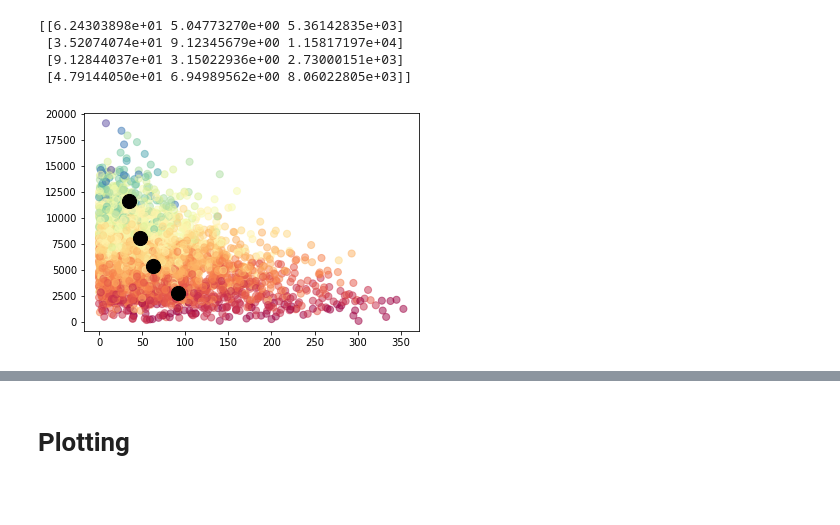
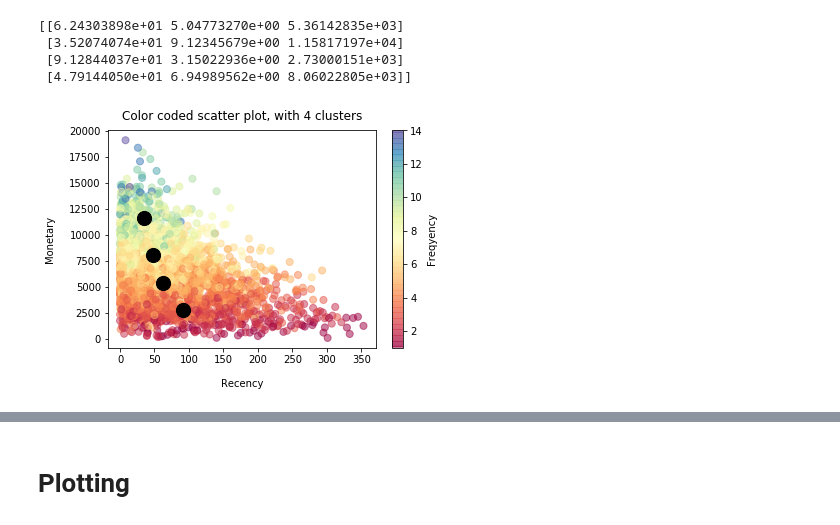
Before and after one commit to drmonikabalint/KPMG-virtual-internship, a Jupyter notebook: KPMG_module2.ipynb, the cells around one changed output, grey strips where cells are left out. Drawn from its saved outputs; the diff is of its cells as text; code cells hidden in the pictures; blank space fills up the shorter version.

```diff
--- a/KPMG_module2.ipynb
+++ b/KPMG_module2.ipynb
@@ -524,8 +524,12 @@ print(centroids)
 # %%
 kmeans = KMeans(n_clusters=5, init='k-means++', max_iter=300, n_init=10, random_state=0,  tol = 0.001, algorithm = 'elkan')
 pred_y = kmeans.fit_predict(x)
 plt.scatter(x[:,0], x[:,2], c=x[:,1], s=50, alpha=0.5, cmap = "Spectral")
+plt.colorbar(label='Freqyency', cmap = "Spectral")
 plt.scatter(centroids[:, 0], centroids[:, 2], c ='black', s=200)
-plt.show()
+plt.xlabel("Recency", labelpad=14)
+plt.ylabel("Monetary", labelpad=14)
+plt.title("Color coded scatter plot, with 4 clusters", y=1.02);
+plt.savefig('RFM_kmeans.png')
 # %% [output]
-[figure, old version]
+[figure, new version]
```
Also changed, not shown: parts of 24 cells of this notebook.
